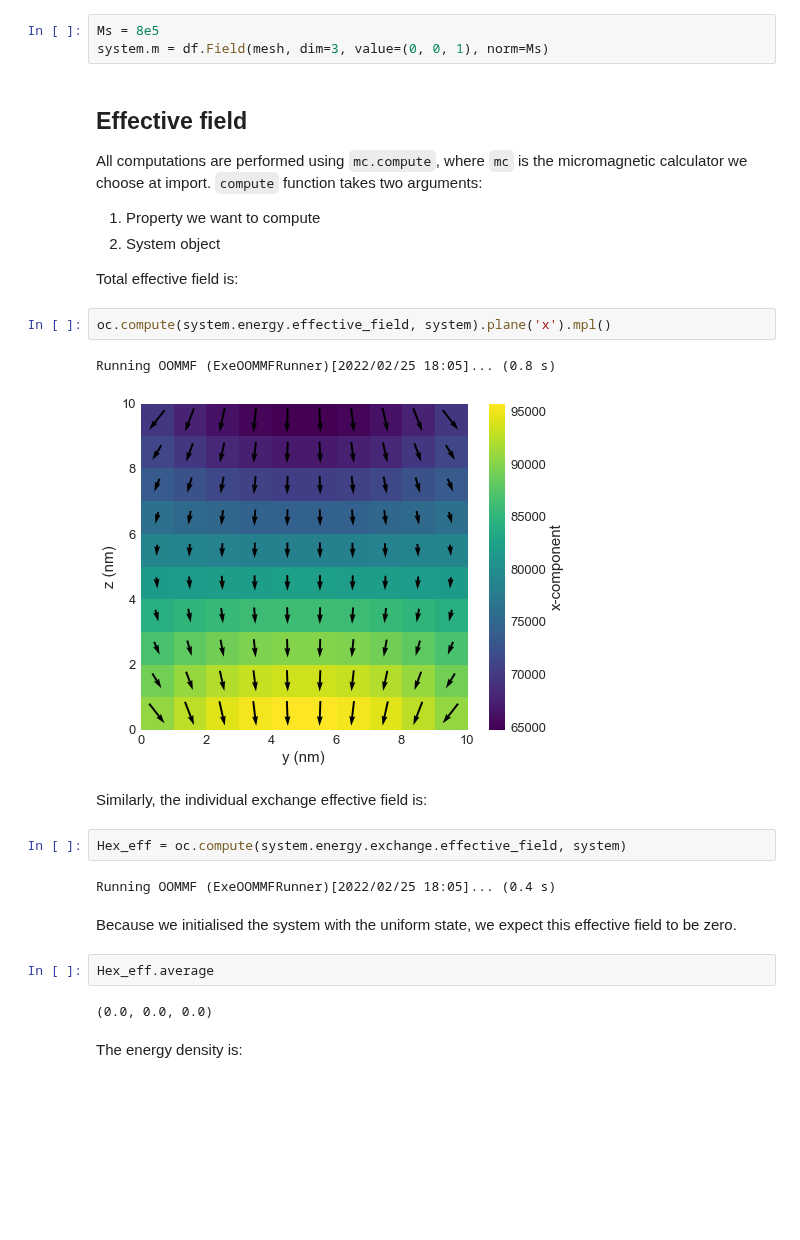
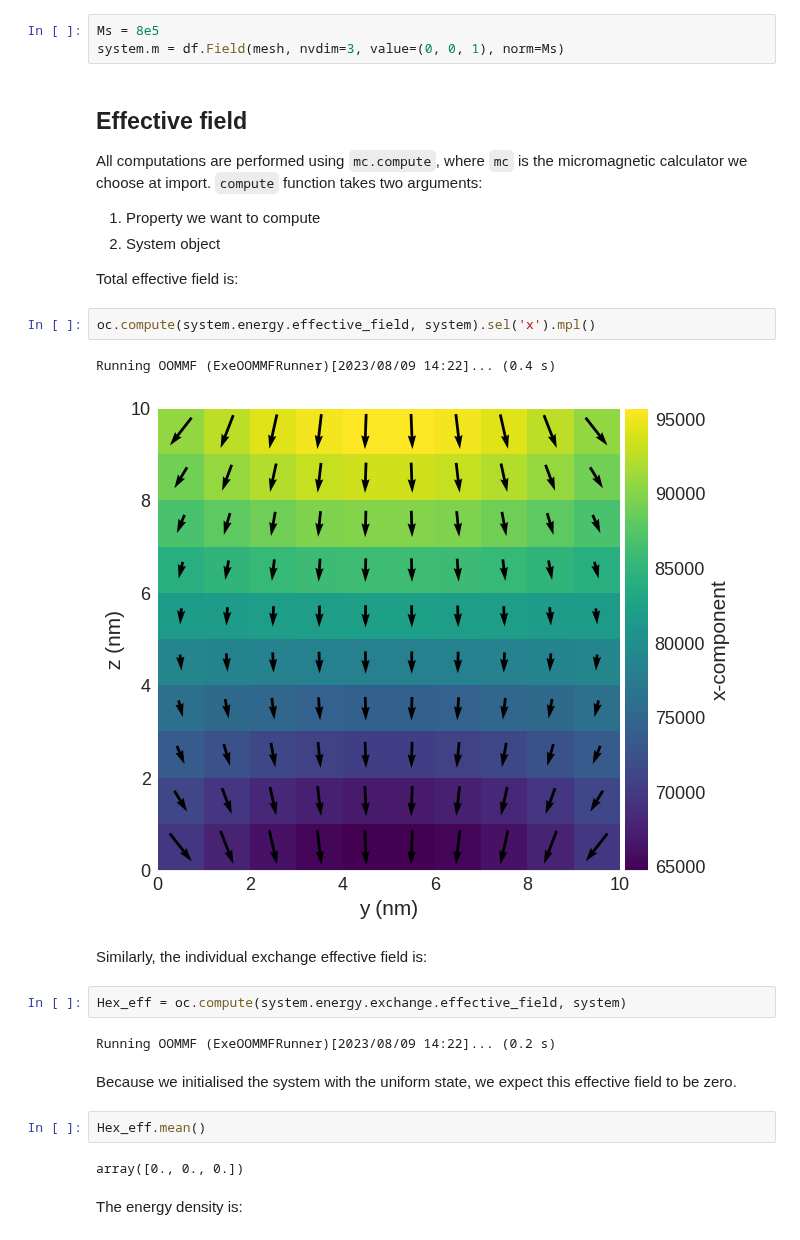
Before and after one commit to ubermag/tutorials, a Jupyter notebook: examples/11-tutorial-deriving-fields.ipynb, the cells around one changed output. Cells and saved outputs as stored; diff of their text form; blank space fills up the shorter version.

```diff
--- a/examples/11-tutorial-deriving-fields.ipynb
+++ b/examples/11-tutorial-deriving-fields.ipynb
@@ -38,7 +38,7 @@ $- A \mathbf{m} \cdot \nabla^{2} \mathbf{m}-\frac{1}{2}\mu_{0}M_\text{s}\mathbf{
 We will now intialise the system in $(0, 0, 1)$ direction with $M_\text{s} = 8\times 10^{5} \,\text{A/m}$ and relax the magnetisation.
 # %%
 Ms = 8e5
-system.m = df.Field(mesh, dim=3, value=(0, 0, 1), norm=Ms)
+system.m = df.Field(mesh, nvdim=3, value=(0, 0, 1), norm=Ms)
 # %% [markdown]
 ## Effective field
 
@@ -49,22 +49,22 @@ All computations are performed using `mc.compute`, where `mc` is the micromagnet
 
 Total effective field is:
 # %%
-oc.compute(system.energy.effective_field, system).plane('x').mpl()
+oc.compute(system.energy.effective_field, system).sel('x').mpl()
 # %% [output]
-Running OOMMF (ExeOOMMFRunner)[2022/02/25 18:05]... (0.8 s)
+Running OOMMF (ExeOOMMFRunner)[2023/08/09 14:22]... (0.4 s)
-[figure, old version]
+[figure, new version]
 # %% [markdown]
 Similarly, the individual exchange effective field is:
 # %%
 Hex_eff = oc.compute(system.energy.exchange.effective_field, system)
 # %% [output]
-Running OOMMF (ExeOOMMFRunner)[2022/02/25 18:05]... (0.4 s)
+Running OOMMF (ExeOOMMFRunner)[2023/08/09 14:22]... (0.2 s)
 # %% [markdown]
 Because we initialised the system with the uniform state, we expect this effective field to be zero.
 # %%
-Hex_eff.average
+Hex_eff.mean()
 # %% [output]
-(0.0, 0.0, 0.0)
+array([0., 0., 0.])
 # %% [markdown]
 The energy density is:
 # %%
```
Also changed, not shown: parts of 7 cells of this notebook.
